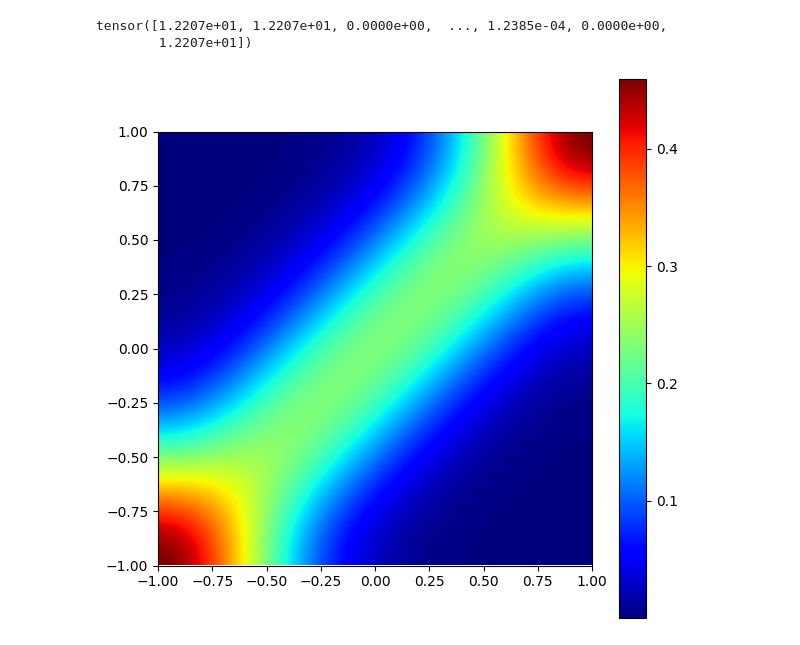
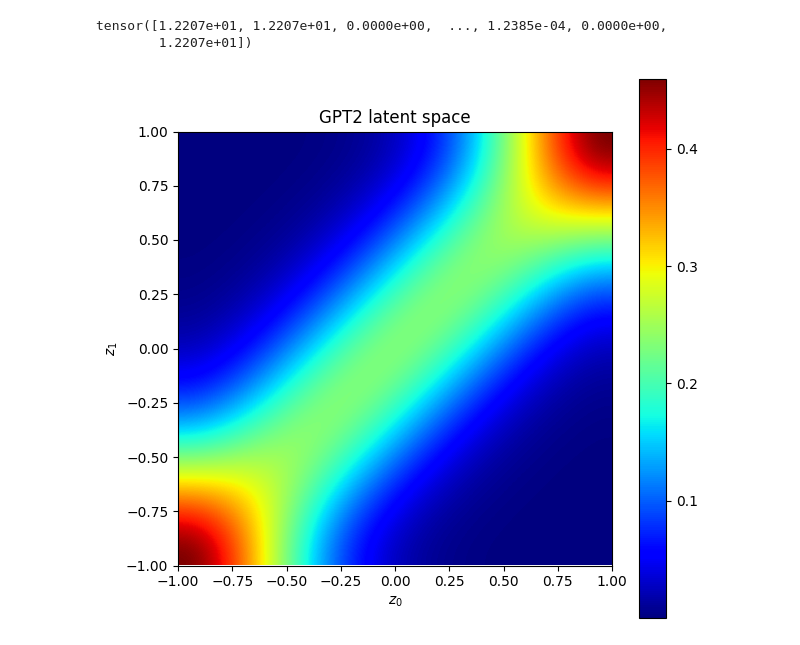
Before and after one commit to hayashiyus/latent_space_exploration, a Jupyter notebook: trial3.ipynb, the cells around one changed output. Drawn from its saved outputs; the diff is of its cells as text; code cells hidden in the pictures.

```diff
--- a/trial3.ipynb
+++ b/trial3.ipynb
@@ -746,23 +746,27 @@ tensor([1.2207e+01, 1.2207e+01, 0.0000e+00,  ..., 1.2385e-04, 0.0000e+00,
 # %%
 from scipy.ndimage.filters import gaussian_filter
 
 xs_array = xs.numpy()
 ys_array = ys.numpy()
 z_samples_array = z_samples.numpy()
 mf_array = mf.numpy()
 
 df_mf = pd.DataFrame(mf_array)
 df_mf = df_mf.fillna(0)
 
 xx, yy = np.meshgrid(xs_array, ys_array)
 data = df_mf[1:].to_numpy().reshape(steps, steps)
 
 data = gaussian_filter(data, sigma=15)
 
 plt.figure(figsize=(7,7), dpi=100)
 plt.imshow(data, cmap = 'jet', interpolation = 'gaussian', origin='lower',
            aspect='equal',  extent = [min(xs_array), max(xs_array), min(ys_array), max(ys_array)])
+plt.title('GPT2 latent space')
+plt.xlabel('$z_{0}$')
+plt.ylabel('$z_{1}$')
 plt.colorbar()
+
 plt.show()
 # %% [output]
-[figure, old version]
+[figure, new version]
```
